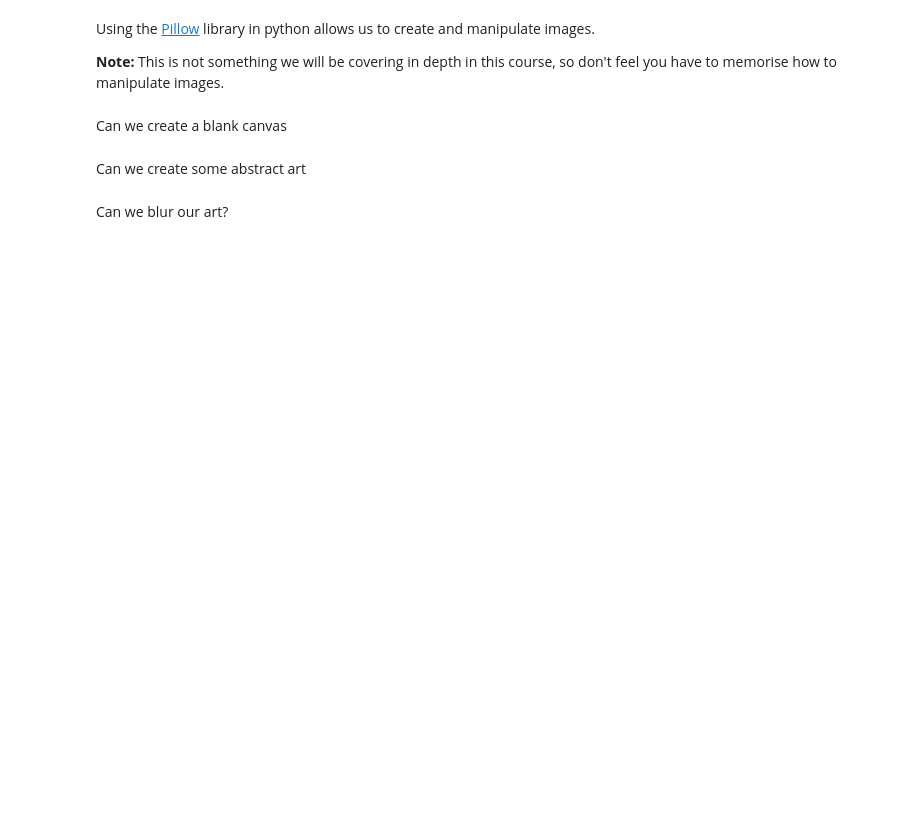
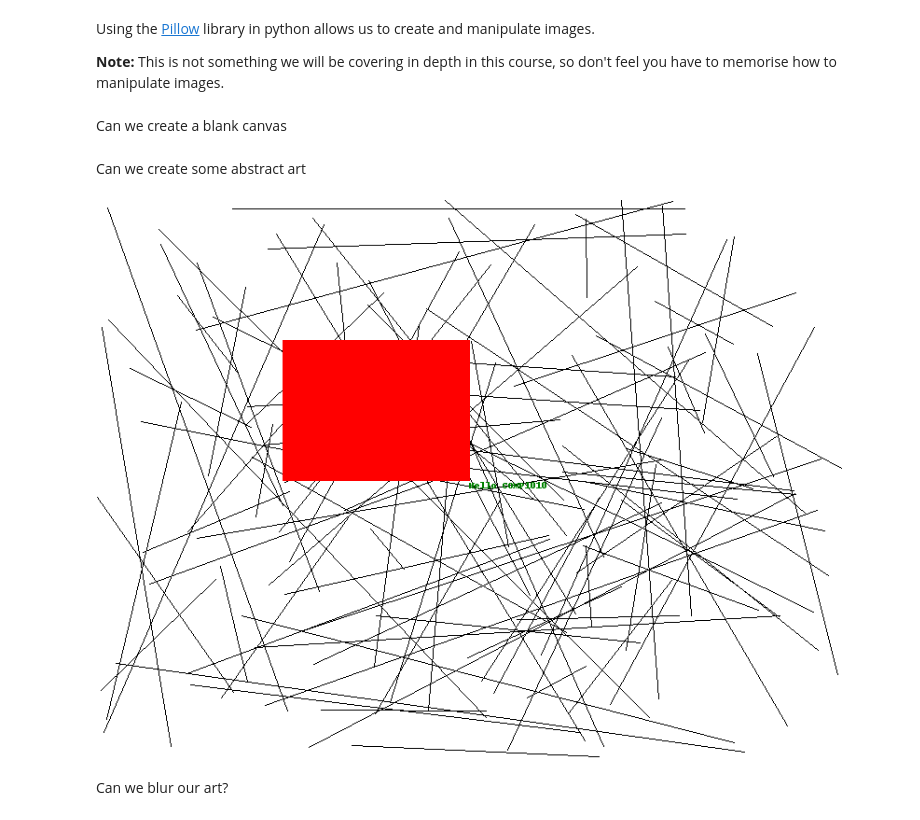
Before and after one commit to robeverest/cs1010, a Jupyter notebook: week3/week3B.ipynb, the cells around one changed output. Saved outputs shown, nothing was run; the diff lists cells and outputs as text; code cells hidden in the pictures; blank space fills up the shorter version.

```diff
--- a/week3/week3B.ipynb
+++ b/week3/week3B.ipynb
@@ -58,2 +84,11 @@ Can we use this to generate convincing sounding Elon tweets?
 # %% [markdown]
 How often are generated tweets identical to real tweets?
+# %%
+actual_tweets = 0
+
+for _ in range(1000):
+    tweet = generate_tweet()
+    if tweet in elon_tweets:
+        actual_tweets += 1
+
+actual_tweets/1000
@@ -82,4 +241,26 @@ Can we create a blank canvas
 # %% [markdown]
 Can we create some abstract art
+# %%
+from PIL import Image, ImageDraw
+import random
+
+im = Image.new(mode='RGB', size=(800,600), color='white')
+
+drawer = ImageDraw.Draw(im)
+
+for _ in range(100):
+    start_x = random.randint(0, 800)
+    start_y = random.randint(0, 600)
+    end_x = random.randint(0, 800)
+    end_y = random.randint(0, 600)
+    drawer.line((start_x, start_y, end_x, end_y), fill='black')
+
+drawer.text((400,300), 'Hello COMP1010', fill='green')
+
+drawer.rectangle((200,150,400,300), fill='red')
+
+im
+# %% [output]
+[figure, added]
 # %% [markdown]
 Can we blur our art?
```
Also changed, not shown: parts of 10 cells of this notebook.
